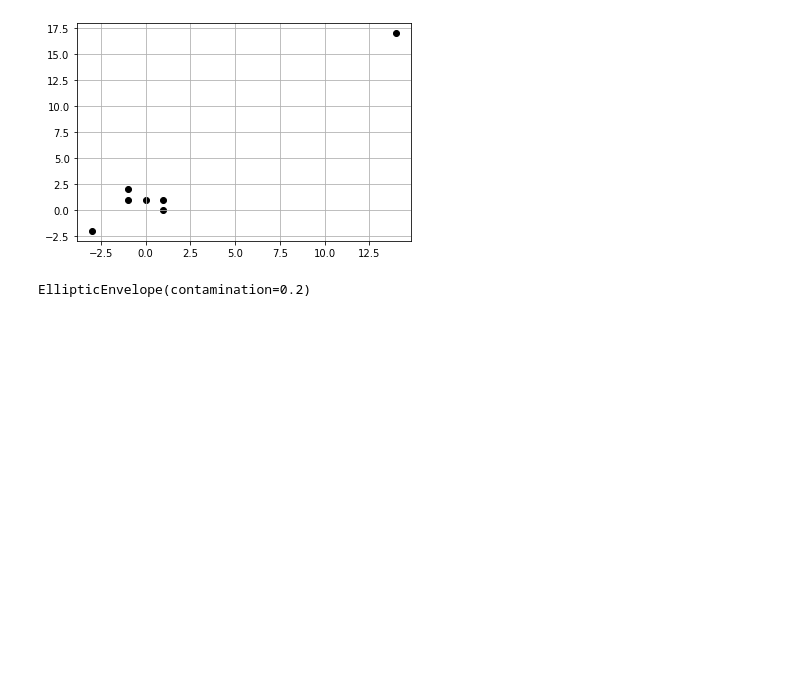
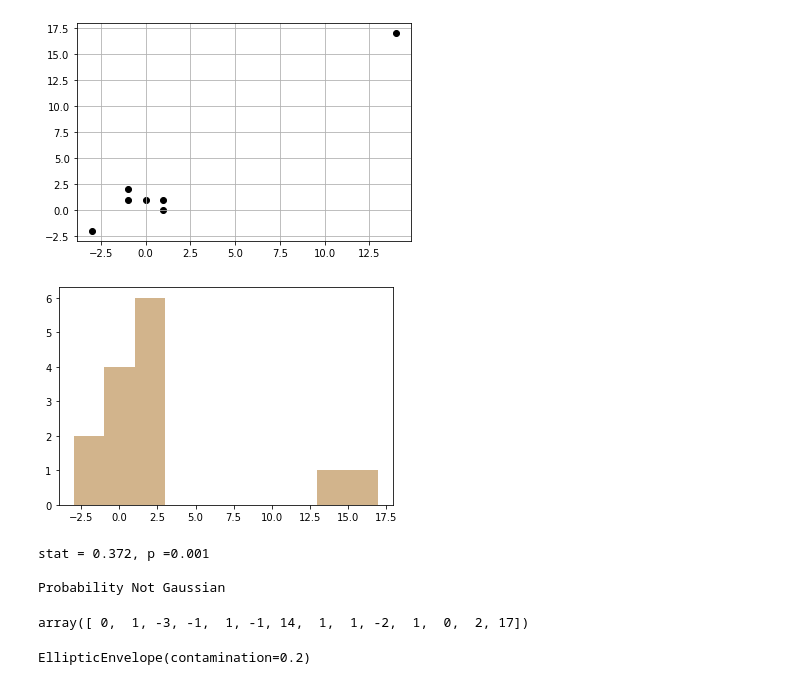
Before and after one commit to spribylova/Python-Elliptic-Data, a Jupyter notebook: elliptic_envelope.ipynb, the cells around one changed output. Drawn from its saved outputs; the diff is of its cells as text; code cells hidden in the pictures; blank space fills up the shorter version.

```diff
--- a/elliptic_envelope.ipynb
+++ b/elliptic_envelope.ipynb
@@ -20,6 +20,32 @@ plt.grid()
 # %%
 # convert dataframe to arrays
 data = df[['x', 'y']].values
+# %%
+import numpy as np
+data2=np.reshape(data, 14, order='F')
+# %%
+# too few values provided
+plt.hist(data2, bins=10, color='tan')
+plt.show()
+# %% [output]
+[figure, added]
+# %%
+# too few values provided, Gaussian probability condition not met
+from statsmodels.stats.diagnostic import lilliefors
+statistic,pvalue = lilliefors(data2)
+print("stat = %.3f, p =%.3f \n" %(statistic,pvalue))
+if pvalue > 0.05:
+    print("Probability Gaussian")
+else:
+    print('Probability Not Gaussian')
+# %% [output]
+stat = 0.372, p =0.001
+
+Probability Not Gaussian
+# %%
+data2
+# %% [output]
+array([ 0,  1, -3, -1,  1, -1, 14,  1,  1, -2,  1,  0,  2, 17])
 # %%
 # use elliptic envelope to train the model and identify outliers
 # contamination - the proportion of values identified as outliers, between 0 and 0.5
```
Also changed, not shown: parts of 6 cells of this notebook.
